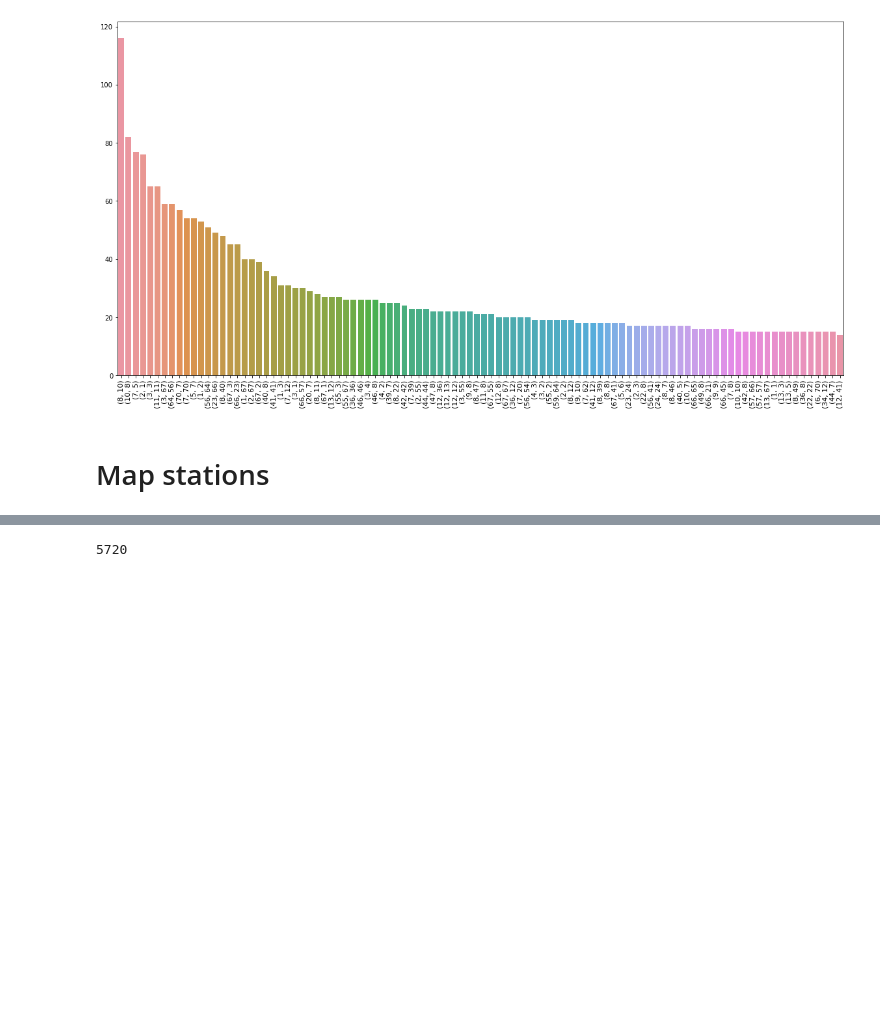
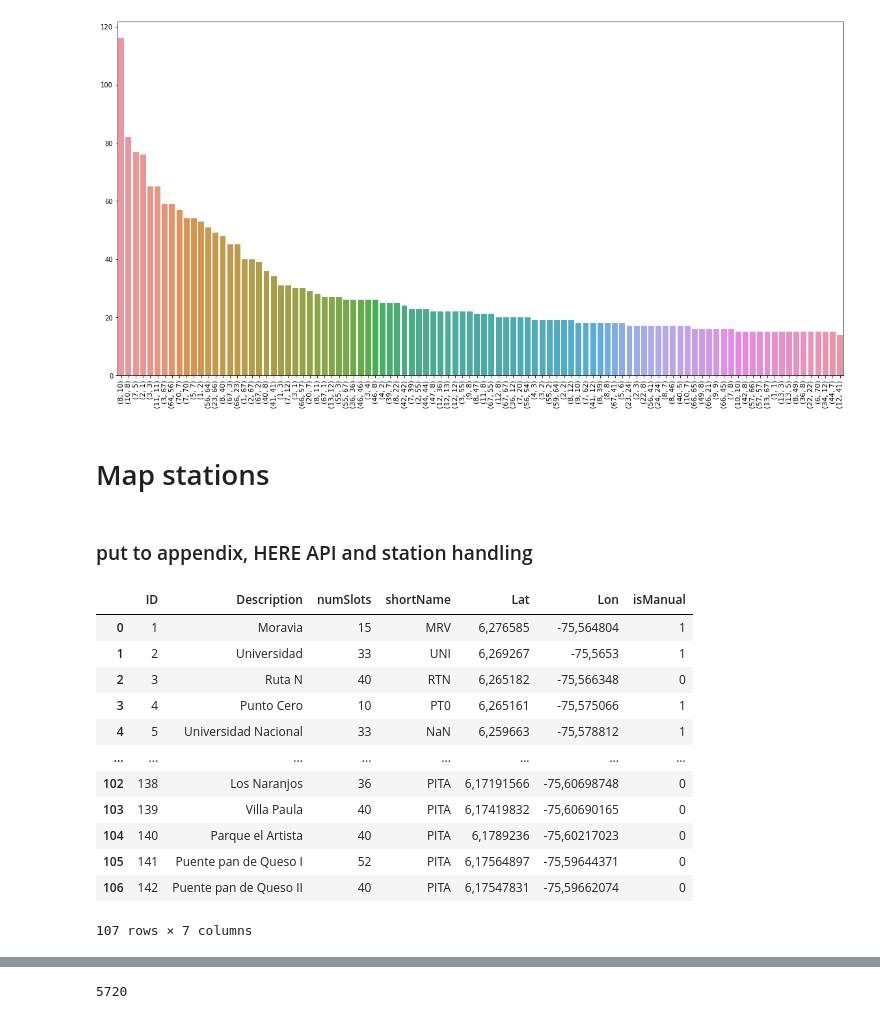
Before and after one commit to McNickSisto/world_data_league, a Jupyter notebook: stage_3/mg_bike_stations.ipynb, the cells around one changed output, grey strips where cells are left out. Cells and saved outputs as stored; diff of their text form; code cells hidden in the pictures; blank space fills up the shorter version.

```diff
--- a/stage_3/mg_bike_stations.ipynb
+++ b/stage_3/mg_bike_stations.ipynb
@@ -355,10 +361,7 @@ plt.show()
 [figure]
 # %% [markdown]
 # Map stations
+# %% [markdown]
+### put to appendix, HERE API and station handling
 # %%
-stations_df = pd.read_csv('raw_data/stations.csv')
-stations_coords = stations_df.groupby('Station_ID').first()[['Station_name',
-                                          'Station_address',
-                                          'Station_description',
-                                          'Station_latitude',
-                                          'Station_longitude']]
+stations_df = pd.read_csv('raw_data/station_location_with_id.csv', sep=';').drop(columns=['photo', 'webDescription'])
@@ -368,2 +368,16 @@ stations_gdf = gpd.read_file('raw_data/medellin_bike_stations.kml.xml', driver='
 # %%
-# stations_coords
+stations_df
+# %% [output]
+|  | ID | Description | numSlots | shortName | Lat | Lon | isManual |
+| 0 | 1 | Moravia | 15 | MRV | 6,276585 | -75,564804 | 1 |
+| 1 | 2 | Universidad | 33 | UNI | 6,269267 | -75,5653 | 1 |
+| 2 | 3 | Ruta N | 40 | RTN | 6,265182 | -75,566348 | 0 |
+| 3 | 4 | Punto Cero | 10 | PT0 | 6,265161 | -75,575066 | 1 |
+| 4 | 5 | Universidad Nacional | 33 | NaN | 6,259663 | -75,578812 | 1 |
+| ... | ... | ... | ... | ... | ... | ... | ... |
+| 102 | 138 | Los Naranjos | 36 | PITA | 6,17191566 | -75,60698748 | 0 |
+| 103 | 139 | Villa Paula | 40 | PITA | 6,17419832 | -75,60690165 | 0 |
+| 104 | 140 | Parque el Artista | 40 | PITA | 6,1789236 | -75,60217023 | 0 |
+| 105 | 141 | Puente pan de Queso I | 52 | PITA | 6,17564897 | -75,59644371 | 0 |
+| 106 | 142 | Puente pan de Queso II | 40 | PITA | 6,17547831 | -75,59662074 | 0 |
+107 rows × 7 columns
```
Also changed, not shown: parts of 24 cells of this notebook.
